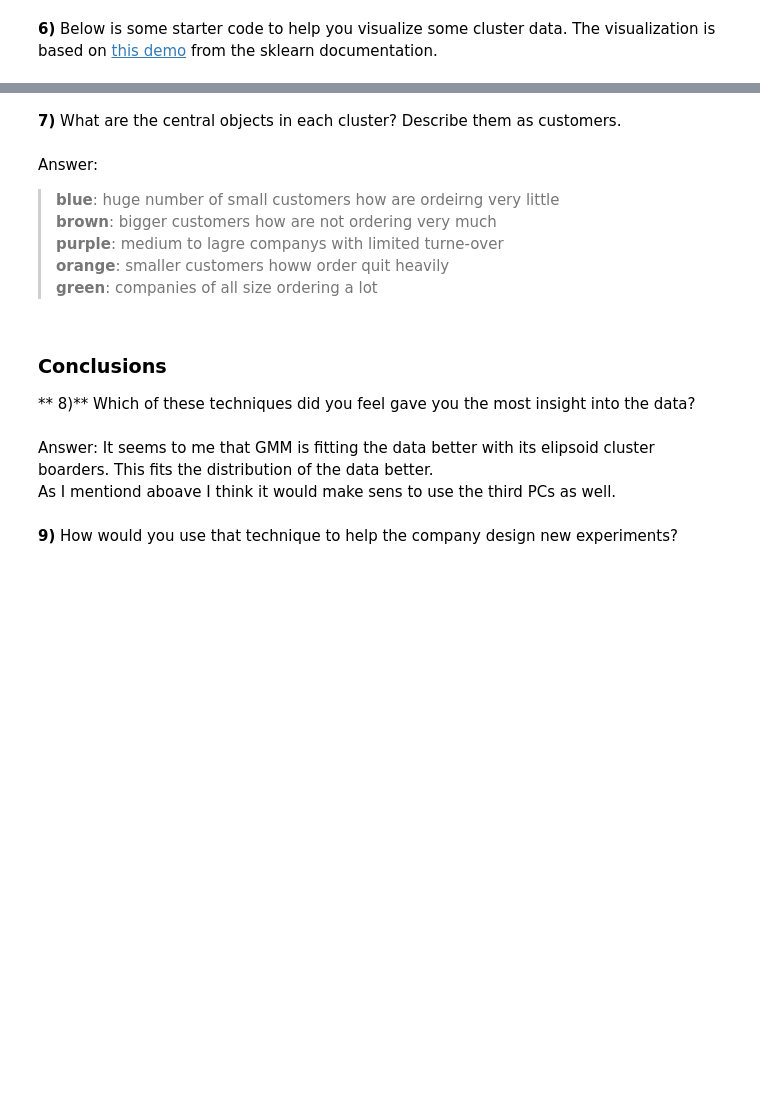
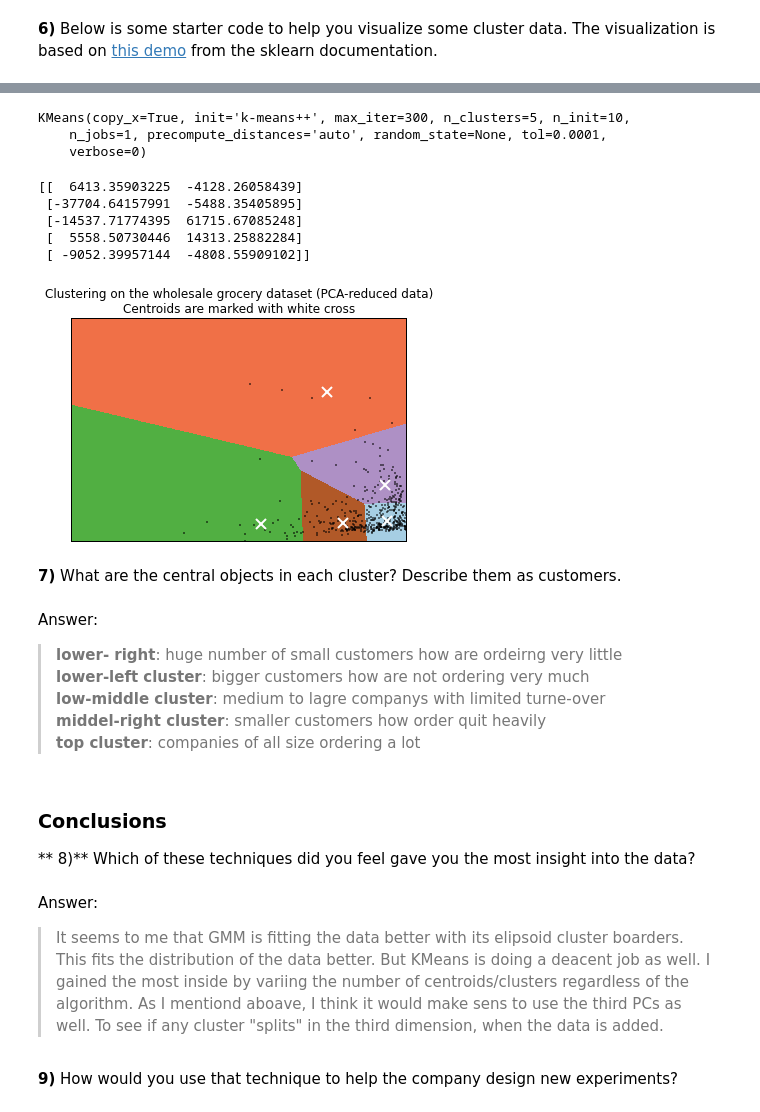
Before and after one commit to philippvogler/customer_segments, a Jupyter notebook: customer_segments.ipynb, the cells around one changed output, grey strips where cells are left out. Saved outputs shown, nothing was run; the diff lists cells and outputs as text; code cells hidden in the pictures; blank space fills up the shorter version.

```diff
--- a/customer_segments.ipynb
+++ b/customer_segments.ipynb
@@ -151,8 +193,8 @@ print reduced_data[:10]  # print upto 10 elements
 # TODO: Implement your clustering algorithm here, and fit it to the reduced data for visualization
 # The visualizer below assumes your clustering object is named 'clusters'
 
-#clf = KMeans(n_clusters = 5, init = 'k-means++', n_init = 10) #{'k-means++', 'random' or an ndarray}
-clf = GMM(n_components = 5, n_init = 10)
+clf = KMeans(n_clusters = 5, init = 'k-means++', n_init = 10) #{'k-means++', 'random' or an ndarray}
+#clf = GMM(n_components = 5, n_init = 10)
 
 # http://scikit-learn.org/stable/modules/generated/sklearn.cluster.KMeans.html#sklearn.cluster.KMeans
 # http://scikit-learn.org/stable/modules/generated/sklearn.mixture.GMM.html#sklearn.mixture.GMM
@@ -166,6 +208,10 @@ clusters = clf.fit(reduced_data)
 #print clf.converged_
 
 print clusters
+# %% [output]
+KMeans(copy_x=True, init='k-means++', max_iter=300, n_clusters=5, n_init=10,
+    n_jobs=1, precompute_distances='auto', random_state=None, tol=0.0001,
+    verbose=0)
 # %%
 # Plot the decision boundary by building a mesh grid to populate a graph.
 x_min, x_max = reduced_data[:, 0].min() - 1, reduced_data[:, 0].max() + 1
@@ -180,49 +226,57 @@ Z = clusters.predict(np.c_[xx.ravel(), yy.ravel()])
 # TODO: Find the centroids for KMeans or the cluster means for GMM
 
 # for KMeans
-#centroids = clf.cluster_centers_
+centroids = clf.cluster_centers_
 
 # for GMM
-centroids = clf.means_
+#centroids = clf.means_
 
 print centroids
+# %% [output]
+[[  6413.35903225  -4128.26058439]
+ [-37704.64157991  -5488.35405895]
+ [-14537.71774395  61715.67085248]
+ [  5558.50730446  14313.25882284]
+ [ -9052.39957144  -4808.55909102]]
 # %%
 # Put the result into a color plot
 Z = Z.reshape(xx.shape)
 plt.figure(1)
 plt.clf()
 plt.imshow(Z, interpolation='nearest',
            extent=(xx.min(), xx.max(), yy.min(), yy.max()),
            cmap=plt.cm.Paired,
            aspect='auto', origin='lower')
 
 plt.plot(reduced_data[:, 0], reduced_data[:, 1], 'k.', markersize=2)
 plt.scatter(centroids[:, 0], centroids[:, 1],
-            marker='x', s=169, linewidths=3,
+            marker='x', s=100, linewidths=2,
             color='w', zorder=10)
 plt.title('Clustering on the wholesale grocery dataset (PCA-reduced data)\n'
           'Centroids are marked with white cross')
 plt.xlim(x_min, x_max)
 plt.ylim(y_min, y_max)
 plt.xticks(())
 plt.yticks(())
 plt.show()
+# %% [output]
+[figure, added]
 # %% [markdown]
 **7)** What are the central objects in each cluster? Describe them as customers.
 # %% [markdown]
 Answer:
-> **blue**: huge number of small customers how are ordeirng very little
-> **brown**: bigger customers how are not ordering very much
-> **purple**: medium to lagre companys with limited turne-over
-> **orange**: smaller customers howw order quit heavily
-> **green**: companies of all size ordering a lot
+> **lower- right**: huge number of small customers how are ordeirng very little
+> **lower-left cluster**: bigger customers how are not ordering very much
+> **low-middle cluster**: medium to lagre companys with limited turne-over
+> **middel-right cluster**: smaller customers how order quit heavily
+> **top cluster**: companies of all size ordering a lot
 # %% [markdown]
 ### Conclusions
 
 ** 8)** Which of these techniques did you feel gave you the most insight into the data?
 # %% [markdown]
 Answer:
-It seems to me that GMM is fitting the data better with its elipsoid cluster boarders. This fits the distribution of the data better.
-As I mentiond aboave I think it would make sens to use the third PCs as well.
+> It seems to me that GMM is fitting the data better with its elipsoid cluster boarders. This fits the distribution of the data better. But KMeans is doing a deacent job as well. I gained the most inside by variing the number of centroids/clusters regardless of the algorithm.
+As I mentiond aboave, I think it would make sens to use the third PCs as well. To see if any cluster "splits" in the third dimension, when the data is added.
 # %% [markdown]
 **9)** How would you use that technique to help the company design new experiments?
```
Also changed, not shown: parts of 8 cells of this notebook.
